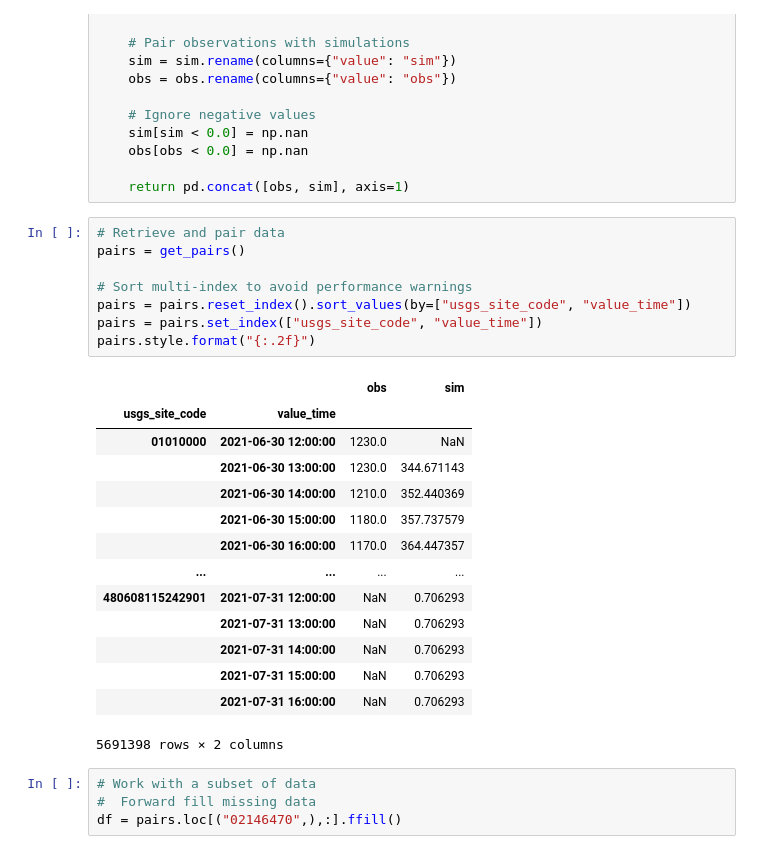
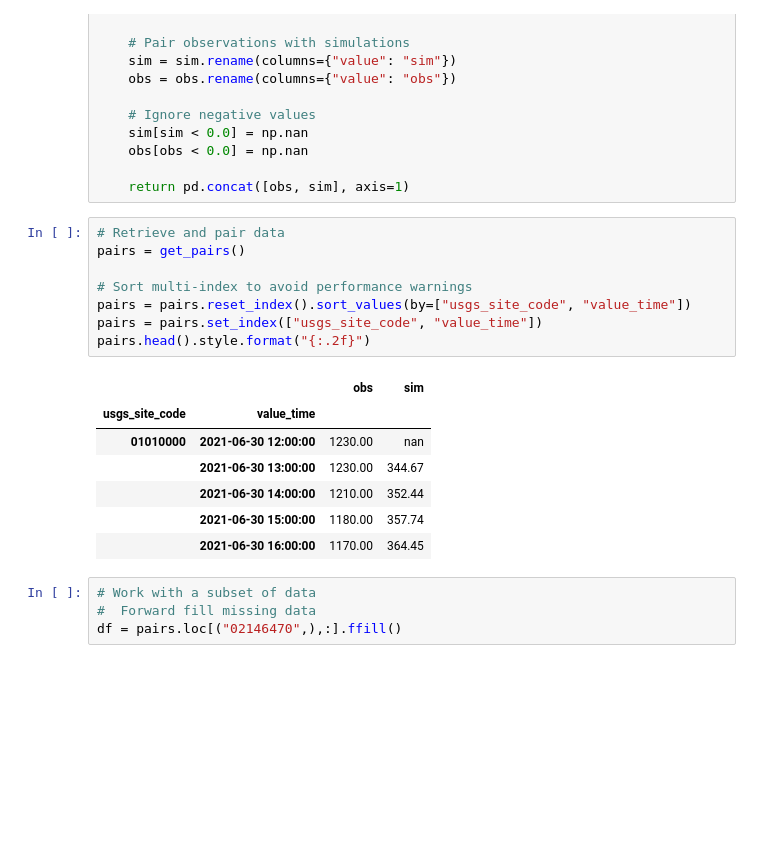
Before and after one commit to jarq6c/little_hope, a Jupyter notebook: AGU_2021/demo.ipynb, the cells around one changed output. Cells and saved outputs as stored; diff of their text form; blank space fills up the shorter version.

```diff
--- a/AGU_2021/demo.ipynb
+++ b/AGU_2021/demo.ipynb
@@ -165,26 +177,19 @@ def get_pairs():
 # %%
 # Retrieve and pair data
 pairs = get_pairs()
 
 # Sort multi-index to avoid performance warnings
 pairs = pairs.reset_index().sort_values(by=["usgs_site_code", "value_time"])
 pairs = pairs.set_index(["usgs_site_code", "value_time"])
-pairs.style.format("{:.2f}")
+pairs.head().style.format("{:.2f}")
 # %% [output]
 |  |  | obs | sim |
 | usgs_site_code | value_time |  |  |
-| 01010000 | 2021-06-30 12:00:00 | 1230.0 | NaN |
-|  | 2021-06-30 13:00:00 | 1230.0 | 344.671143 |
-|  | 2021-06-30 14:00:00 | 1210.0 | 352.440369 |
-|  | 2021-06-30 15:00:00 | 1180.0 | 357.737579 |
-|  | 2021-06-30 16:00:00 | 1170.0 | 364.447357 |
-| ... | ... | ... | ... |
-| 480608115242901 | 2021-07-31 12:00:00 | NaN | 0.706293 |
-|  | 2021-07-31 13:00:00 | NaN | 0.706293 |
-|  | 2021-07-31 14:00:00 | NaN | 0.706293 |
-|  | 2021-07-31 15:00:00 | NaN | 0.706293 |
-|  | 2021-07-31 16:00:00 | NaN | 0.706293 |
+| 01010000 | 2021-06-30 12:00:00 | 1230.00 | nan |
+|  | 2021-06-30 13:00:00 | 1230.00 | 344.67 |
+|  | 2021-06-30 14:00:00 | 1210.00 | 352.44 |
+|  | 2021-06-30 15:00:00 | 1180.00 | 357.74 |
+|  | 2021-06-30 16:00:00 | 1170.00 | 364.45 |
-5691398 rows × 2 columns
 # %%
 # Work with a subset of data
 #  Forward fill missing data
```
Also changed, not shown: parts of 4 cells of this notebook.
